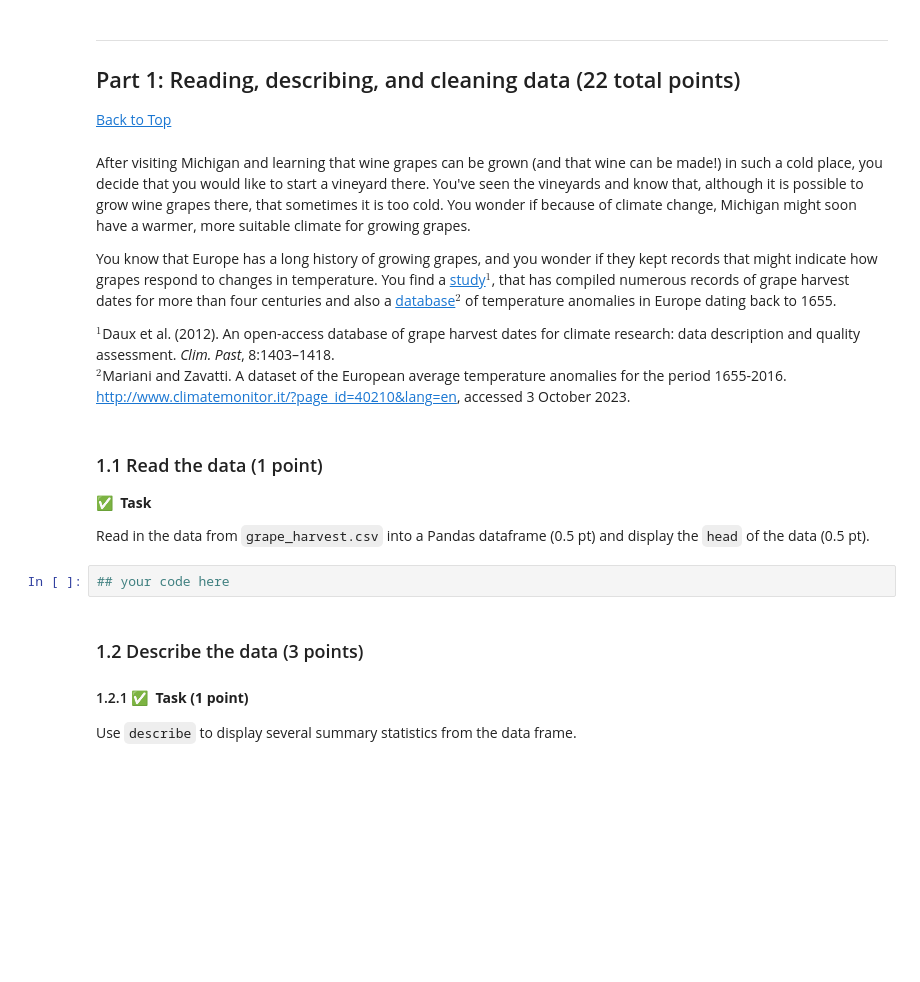
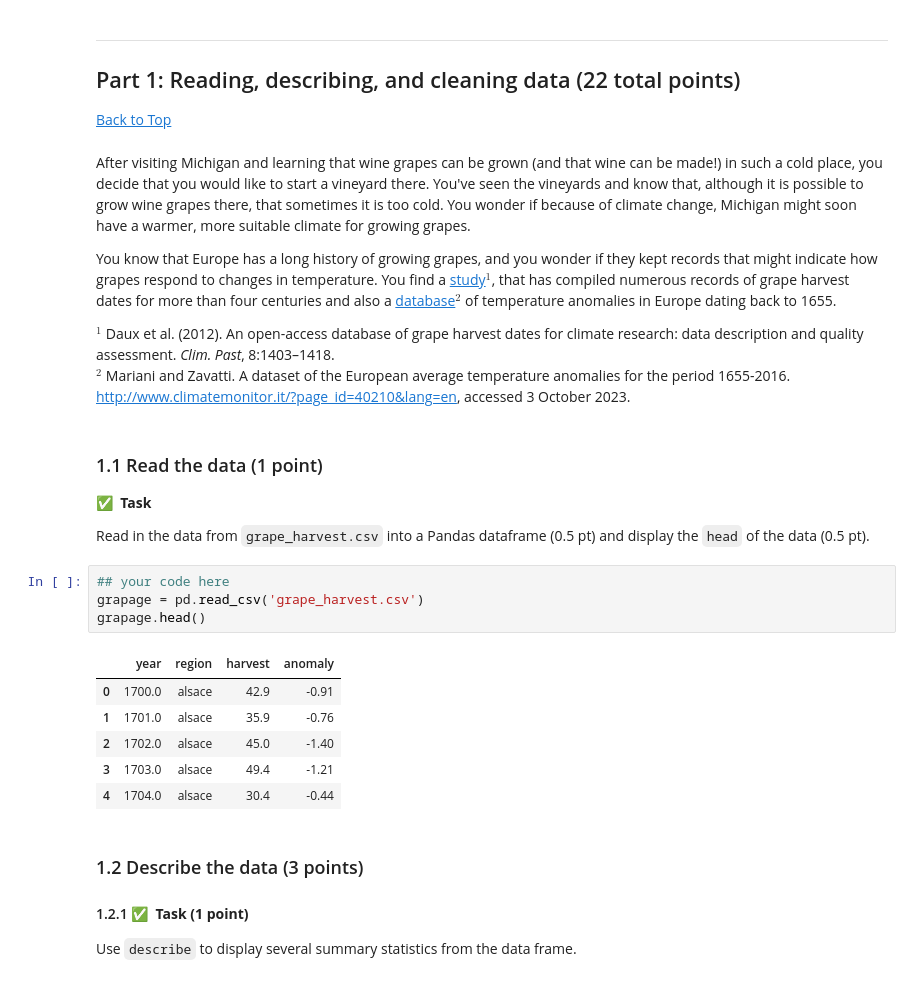
Before and after one commit to andrew-koren/cautious-adventure, a Jupyter notebook: my stuff/cmse/HW3_grapevines_STUDENT.ipynb, the cells around one changed output. Cells and saved outputs as stored; diff of their text form; blank space fills up the shorter version.

```diff
--- a/my stuff/cmse/HW3_grapevines_STUDENT.ipynb
+++ b/my stuff/cmse/HW3_grapevines_STUDENT.ipynb
@@ -71,9 +71,9 @@ After visiting Michigan and learning that wine grapes can be grown (and that win
 
 You know that Europe has a long history of growing grapes, and you wonder if they kept records that might indicate how grapes respond to changes in temperature. You find a [study](https://www.clim-past.net/8/1403/2012/cp-8-1403-2012.pdf)$^{1}$, that has compiled numerous records of grape harvest dates for more than four centuries and also a [database](http://www.climatemonitor.it/?page_id=40210&lang=en)$^{2}$ of temperature anomalies in Europe dating back to 1655.
 
-$^{1}$Daux et al. (2012). An open-access database of grape harvest dates for climate
+$^{1}$ Daux et al. (2012). An open-access database of grape harvest dates for climate
 research: data description and quality assessment. *Clim. Past*, 8:1403–1418.
-$^{2}$Mariani and Zavatti. A dataset of the European average temperature anomalies for the period 1655-2016. http://www.climatemonitor.it/?page_id=40210&lang=en, accessed 3 October 2023.
+$^{2}$ Mariani and Zavatti. A dataset of the European average temperature anomalies for the period 1655-2016. http://www.climatemonitor.it/?page_id=40210&lang=en, accessed 3 October 2023.
 # %% [markdown]
 ### 1.1 Read the data (1 point)
 
@@ -82,6 +82,15 @@ $^{2}$Mariani and Zavatti. A dataset of the European average temperature anomali
 Read in the data from `grape_harvest.csv` into a Pandas dataframe (0.5 pt) and display the `head` of the data (0.5 pt).
 # %%
 ## your code here
+grapage = pd.read_csv('grape_harvest.csv')
+grapage.head()
+# %% [output]
+|  | year | region | harvest | anomaly |
+| 0 | 1700.0 | alsace | 42.9 | -0.91 |
+| 1 | 1701.0 | alsace | 35.9 | -0.76 |
+| 2 | 1702.0 | alsace | 45.0 | -1.40 |
+| 3 | 1703.0 | alsace | 49.4 | -1.21 |
+| 4 | 1704.0 | alsace | 30.4 | -0.44 |
 # %% [markdown]
 ### 1.2 Describe the data (3 points)
 
```
Also changed, not shown: parts of 18 cells of this notebook, 3 other files.
